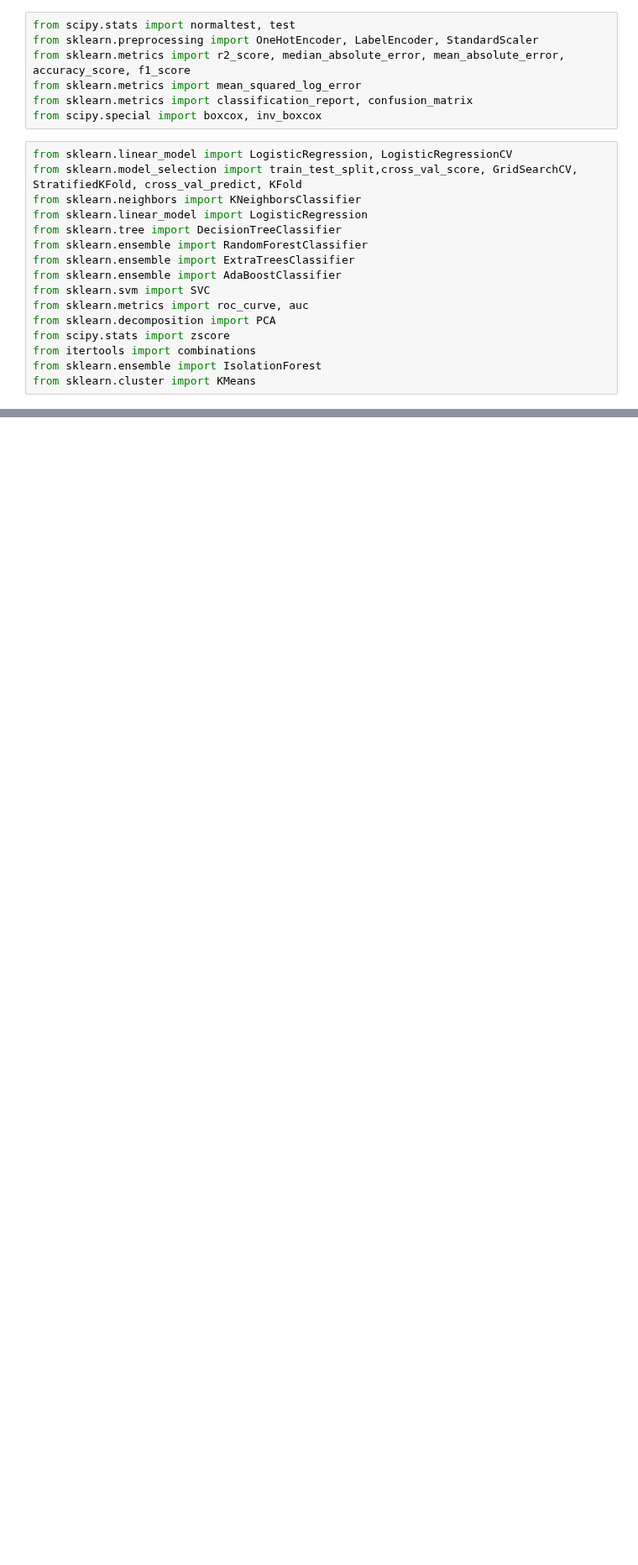
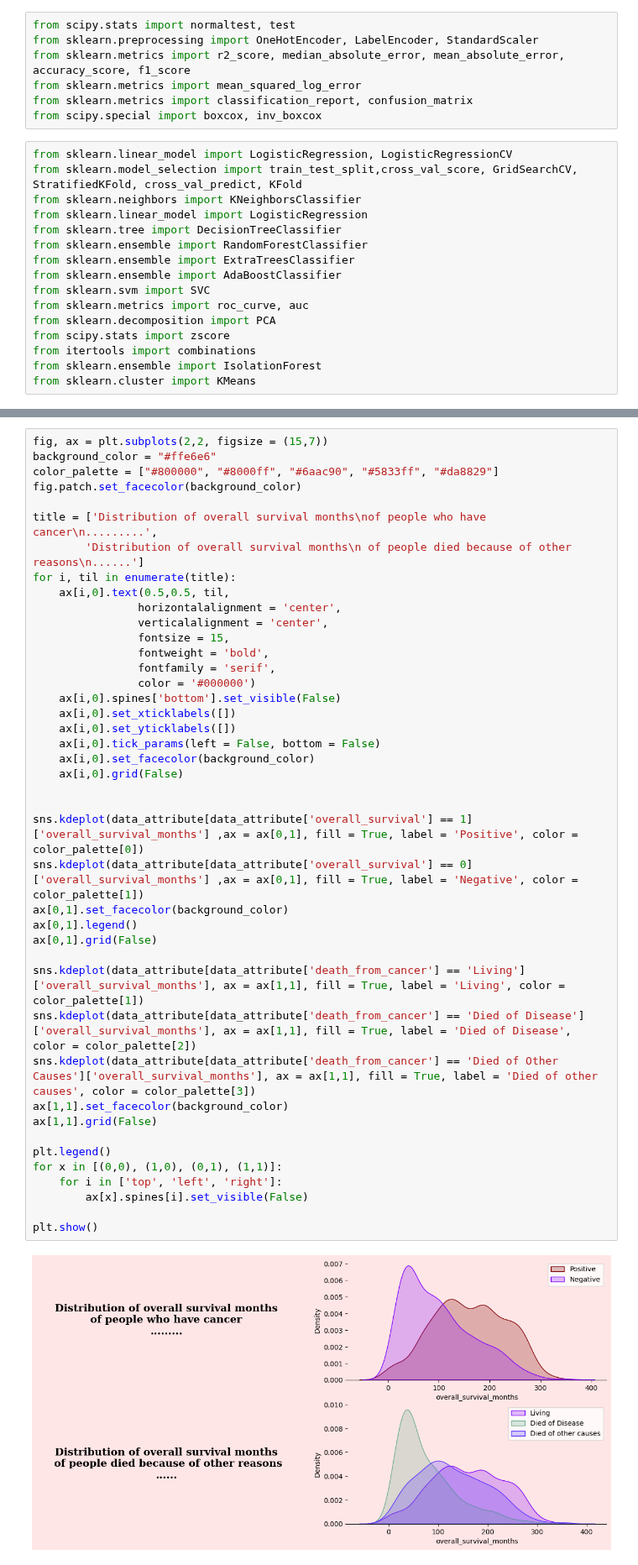
Before and after one commit to Bryanamaka/BE491_FINALPROJECT, a Jupyter notebook: Correct_Code.ipynb, the cells around one changed output, grey strips where cells are left out. Shown at 84% size. Cells and saved outputs as stored; diff of their text form; blank space fills up the shorter version.

```diff
--- a/Correct_Code.ipynb
+++ b/Correct_Code.ipynb
@@ -31,0 +248,44 @@ from sklearn.cluster import KMeans
+# %%
+fig, ax = plt.subplots(2,2, figsize = (15,7))
+background_color = "#ffe6e6"
+color_palette = ["#800000", "#8000ff", "#6aac90", "#5833ff", "#da8829"]
+fig.patch.set_facecolor(background_color)
+
+title = ['Distribution of overall survival months\nof people who have cancer\n.........',
+        'Distribution of overall survival months\n of people died because of other reasons\n......']
+for i, til in enumerate(title):
+    ax[i,0].text(0.5,0.5, til,
+                horizontalalignment = 'center',
+                verticalalignment = 'center',
+                fontsize = 15,
+                fontweight = 'bold',
+                fontfamily = 'serif',
+                color = '#000000')
+    ax[i,0].spines['bottom'].set_visible(False)
+    ax[i,0].set_xticklabels([])
+    ax[i,0].set_yticklabels([])
+    ax[i,0].tick_params(left = False, bottom = False)
+    ax[i,0].set_facecolor(background_color)
+    ax[i,0].grid(False)
+
+
+sns.kdeplot(data_attribute[data_attribute['overall_survival'] == 1]['overall_survival_months'] ,ax = ax[0,1], fill = True, label = 'Positive', color = color_palette[0])
+sns.kdeplot(data_attribute[data_attribute['overall_survival'] == 0]['overall_survival_months'] ,ax = ax[0,1], fill = True, label = 'Negative', color = color_palette[1])
+ax[0,1].set_facecolor(background_color)
+ax[0,1].legend()
+ax[0,1].grid(False)
+
+sns.kdeplot(data_attribute[data_attribute['death_from_cancer'] == 'Living']['overall_survival_months'], ax = ax[1,1], fill = True, label = 'Living', color = color_palette[1])
+sns.kdeplot(data_attribute[data_attribute['death_from_cancer'] == 'Died of Disease']['overall_survival_months'], ax = ax[1,1], fill = True, label = 'Died of Disease', color = color_palette[2])
+sns.kdeplot(data_attribute[data_attribute['death_from_cancer'] == 'Died of Other Causes']['overall_survival_months'], ax = ax[1,1], fill = True, label = 'Died of other causes', color = color_palette[3])
+ax[1,1].set_facecolor(background_color)
+ax[1,1].grid(False)
+
+plt.legend()
+for x in [(0,0), (1,0), (0,1), (1,1)]:
+    for i in ['top', 'left', 'right']:
+        ax[x].spines[i].set_visible(False)
+
+plt.show()
+# %% [output]
+[figure, added]
```
Also changed, not shown: parts of 14 cells of this notebook, 1 other file.
